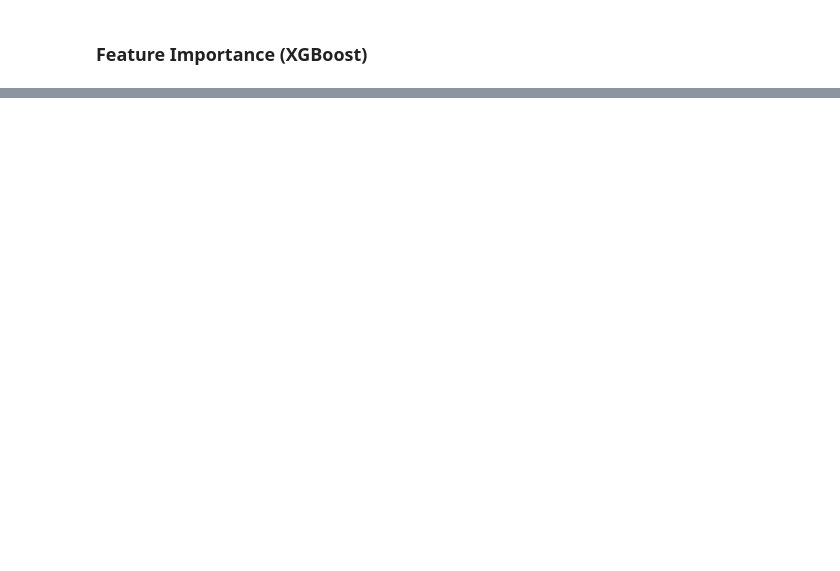
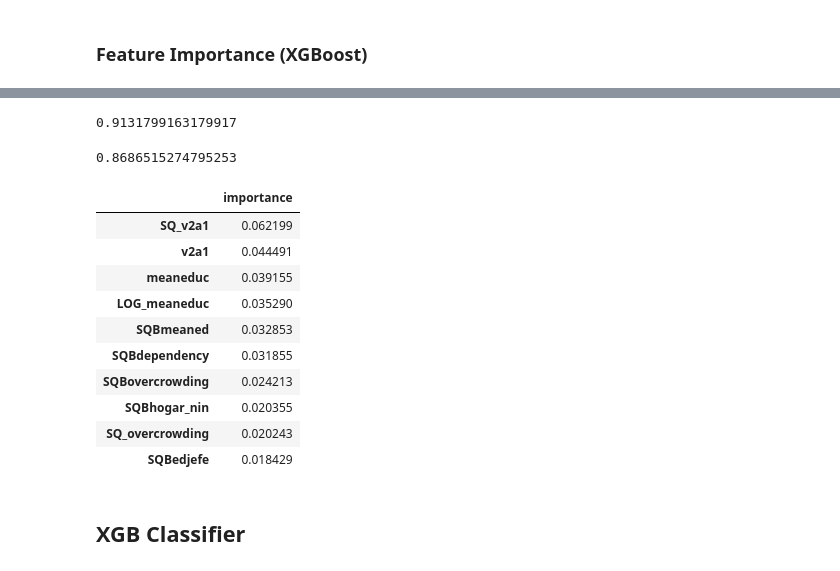
Before and after one commit to nemasobhani/Kaggle-Costa-Rican-Poverty-Prediction, a Jupyter notebook: 03_Classification.ipynb, the cells around one changed output, grey strips where cells are left out. Cells and saved outputs as stored; diff of their text form; code cells hidden in the pictures; blank space fills up the shorter version.

Commit message:
Finished with transformation subsets and classification of transformed data.

```diff
--- a/03_Classification.ipynb
+++ b/03_Classification.ipynb
@@ -432,0 +502,4 @@ W/ RENT (XGB) 0.7752747119102226
+# %%
+clf_SVM = SVC()
+# %%
+clf_SVM.fit(X_train, y_train)
@@ -432,0 +536,31 @@ W/ RENT (XGB) 0.7752747119102226
+# %%
+clf_RF.score(X_test, y_test)
+# %% [output]
+0.9131799163179917
+# %%
+y_pred_RF = clf_RF.predict(X_test)
+
+f1_RF_trans = f1_score(y_test, y_pred_RF, average='macro')
+f1_RF_trans
+# %% [output]
+0.8686515274795253
+# %%
+feature_importances = pd.DataFrame(clf_RF.feature_importances_,
+                                   index = X_train.columns,
+                                   columns=['importance']).sort_values('importance',
+                                   ascending=False)
+feature_importances.head(10)
+# %% [output]
+|  | importance |
+| SQ_v2a1 | 0.062199 |
+| v2a1 | 0.044491 |
+| meaneduc | 0.039155 |
+| LOG_meaneduc | 0.035290 |
+| SQBmeaned | 0.032853 |
+| SQBdependency | 0.031855 |
+| SQBovercrowding | 0.024213 |
+| SQBhogar_nin | 0.020355 |
+| SQ_overcrowding | 0.020243 |
+| SQBedjefe | 0.018429 |
+# %% [markdown]
+## XGB Classifier
```
Also changed, not shown: parts of 51 cells of this notebook, 5 other files.
